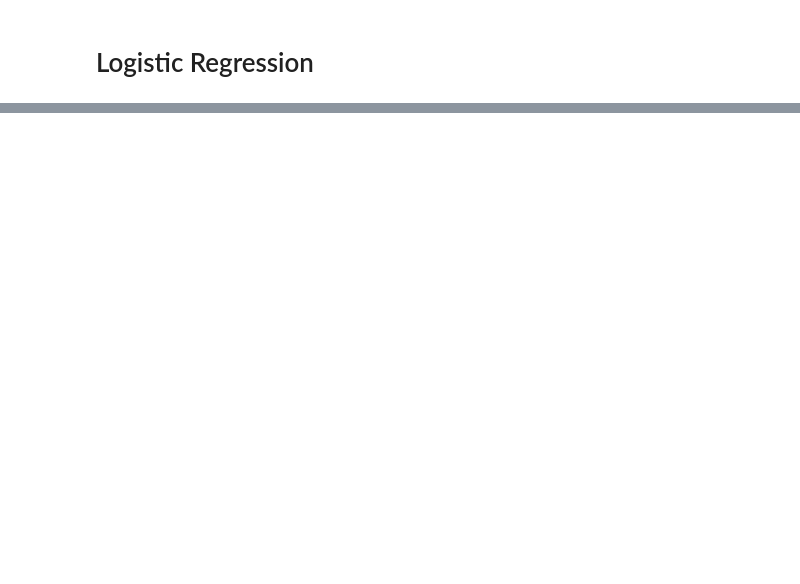
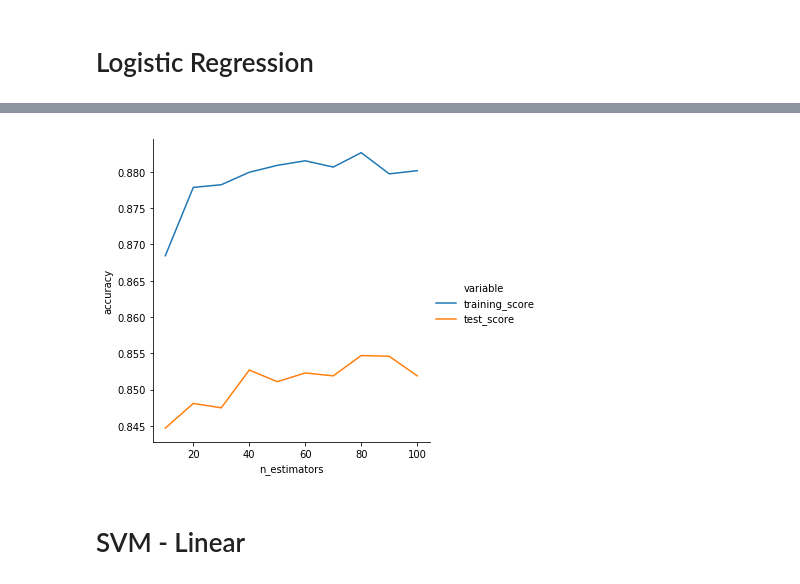
Before and after one commit to piyushnarang/ml-notebooks, a Jupyter notebook: kaggle/fashion-mnist/Fashion MNIST.ipynb, the cells around one changed output, grey strips where cells are left out. Cells and saved outputs as stored; diff of their text form; code cells hidden in the pictures; blank space fills up the shorter version.

```diff
--- a/kaggle/fashion-mnist/Fashion MNIST.ipynb
+++ b/kaggle/fashion-mnist/Fashion MNIST.ipynb
@@ -221,0 +265,21 @@ df.head()
+# %%
+rf_dict = {}
+rf_dict["tree_size"] = []
+rf_dict["max_depth"] = []
+rf_dict["training_score"] = []
+rf_dict["test_score"] = []
+
+for tree_size in range(10, 101, 10):
+    for depth in range(2, 17, 2):
+        print ("Trying out Random Forest with tree_size: {}, depth: {}".format(tree_size, depth))
+        fr = RandomForestClassifier(n_estimators=tree_size, max_depth=depth, n_jobs = -1)
+        fr.fit(X_train, Y_train)
+        print ("Scoring RF ...")
+        train_score = fr.score(X_train, Y_train)
+        test_score = fr.score(X_test, Y_test)
+        rf_dict["tree_size"].append(tree_size)
+        rf_dict["max_depth"].append(depth)
+        rf_dict["training_score"].append(train_score)
+        rf_dict["test_score"].append(test_score)
+
+rf_dataframe = pd.DataFrame(rf_dict)
@@ -221,0 +304,3 @@ df.head()
+# %%
+rf_10_dataframe = rf_dataframe.loc[rf_dataframe['max_depth'] == 10]
+rf_12_dataframe = rf_dataframe.loc[rf_dataframe['max_depth'] == 12]
@@ -221,0 +309,10 @@ df.head()
+# %%
+g = sns.relplot(x="n_estimators", y = 'accuracy', hue="variable",
+            kind="line", # col="max_depth", col_wrap=2,
+            data=rf_10_dataframe.melt(id_vars=['n_estimators', 'max_depth'], value_name='accuracy'))
+g.fig.get_axes()[0].set_ylabel('accuracy')
+plt.show()
+# %% [output]
+[figure, added]
+# %% [markdown]
+# SVM - Linear
```
Also changed, not shown: parts of 31 cells of this notebook.
